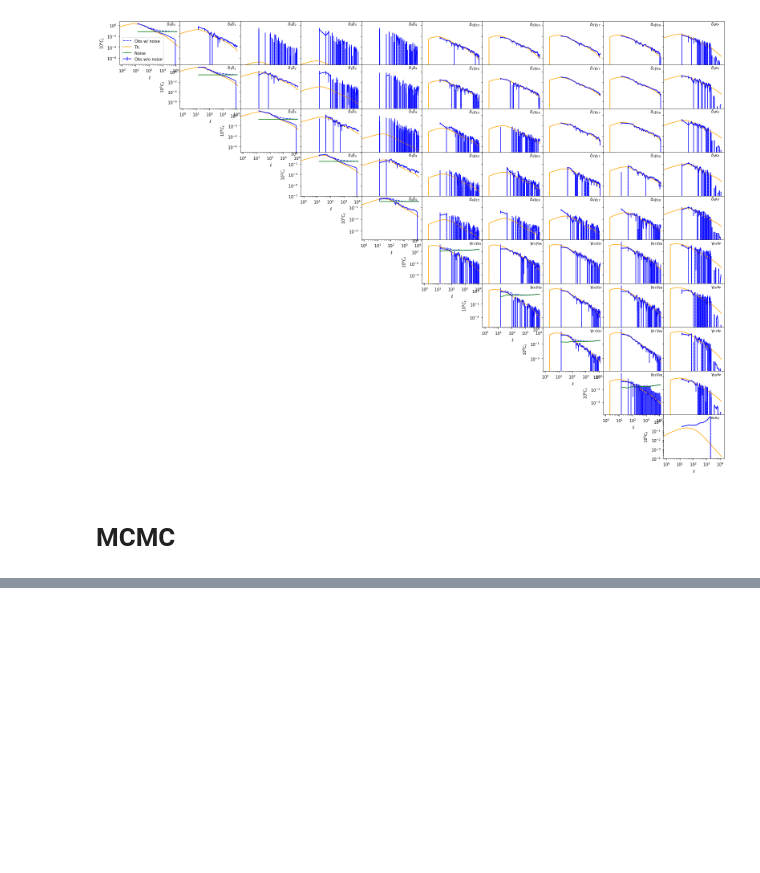
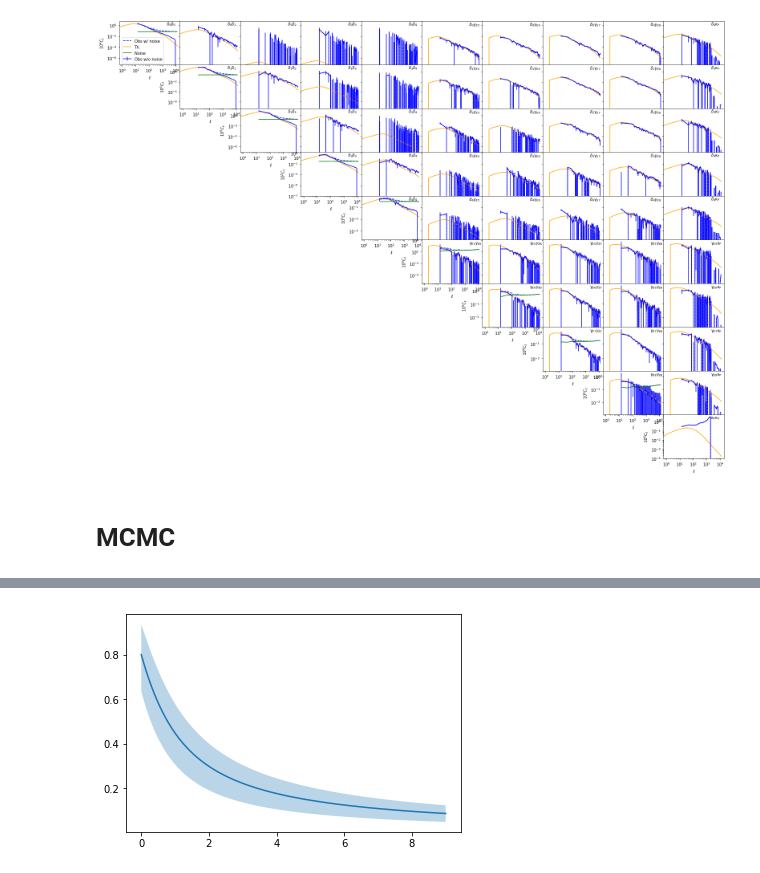
Before and after one commit to damonge/S8z, a Jupyter notebook: notebooks/Plots.ipynb, the cells around one changed output, grey strips where cells are left out. Saved outputs shown, nothing was run; the diff lists cells and outputs as text; code cells hidden in the pictures; blank space fills up the shorter version.

```diff
--- a/notebooks/Plots.ipynb
+++ b/notebooks/Plots.ipynb
@@ -398,0 +463,72 @@ g.finish_plot()
+# %%
+means = growth.getMeans()
+growth.getLatex()  # Seems to be necessary to get all variables in density1D
+stats = growth.density1D
+
+
+#### Commented out because this way CCL does not change D(z), only the PO
+
+# def pk2D_new(dpk1, pk, cosmo):
+#     def pknew(k, a):
+#         # return (1 + dpk1 * (1 - a)) ** 2 * pk.eval(k, a, cosmo)
+#         return (1 + dpk1) ** 2 * pk.eval(k, a, cosmo)
+#     return pknew
+
+
+# def modify_growth(dpk1, cosmo):
+#     pk = ccl.boltzmann.get_class_pk_lin(cosmo)
+#     pknew = ccl.Pk2D(pkfunc=pk2D_new(dpk1, pk, cosmo), cosmo=cosmo, is_logp=False)
+#     ccl.ccllib.cosmology_compute_linear_power(cosmo.cosmo, pknew.psp, 0)
+
+# Initialize the cosmology class
+# NOTE the change of index (+1 because dpk1 is now at 0)
+growth_cosmo = ccl.Cosmology(h=means[5], Omega_c=means[2], Omega_b=means[1],
+                        A_s=1e-9*means[3], n_s=means[4],
+                        w0=-1, wa=0,
+                        transfer_function='boltzmann_class')
+
+growth_cosmo_dn = ccl.Cosmology(h=stats['h'].getLimits([0.68])[0],
+                             Omega_c=stats['Omega_c'].getLimits([0.68])[0],
+                             Omega_b=stats['Omega_b'].getLimits([0.68])[0],
+                             A_s=1e-9*stats['A_s'].getLimits([0.68])[0],
+                             n_s=stats['n_s'].getLimits([0.68])[0],
+                             w0=-1, wa=0,
+                             transfer_function='boltzmann_class')
+
+growth_cosmo_up = ccl.Cosmology(h=stats['h'].getLimits([0.68])[1],
+                             Omega_c=stats['Omega_c'].getLimits([0.68])[1],
+                             Omega_b=stats['Omega_b'].getLimits([0.68])[1],
+                             A_s=1e-9*stats['A_s'].getLimits([0.68])[1],
+                             n_s=stats['n_s'].getLimits([0.68])[1],
+                             w0=-1, wa=0,
+                             transfer_function='boltzmann_class')
+
+# Modify growth
+d1_up = stats['dpk1'].getLimits([0.68])[1]
+d1_dn = stats['dpk1'].getLimits([0.68])[0]
+d1 = means[0]
+
+# modify_growth(d1, growth_cosmo)
+# modify_growth(d1_up, growth_cosmo_up)
+# modify_growth(d1_dn, growth_cosmo_dn)
+
+# Compute everything
+ccl.sigma8(growth_cosmo)
+ccl.sigma8(growth_cosmo_dn)
+ccl.sigma8(growth_cosmo_up)
+
+# Compute S8
+a = np.logspace(0, -1, 100)
+S8growth = (1 + d1 * (1 - a)) * S8(growth, growth_cosmo, a, 'mean')
+S8growth_up = (1 + d1_up * (1 - a)) * S8(growth, growth_cosmo_up, a, 'up')
+S8growth_dn = (1 + d1_dn * (1 - a)) * S8(growth, growth_cosmo_dn, a, 'down')
+
+# Plot it with 1sigma CL
+Z = z_from_a(a)
+f, ax = plt.subplots(1,1, sharex=True, gridspec_kw={'hspace':0})
+ax.fill_between(Z, S8growth_up, S8growth_dn, alpha=0.3)
+ax.plot(Z, S8growth)
+
+plt.show()
+# %% [output]
+[figure, added]
```
Also changed, not shown: parts of 21 cells of this notebook, 1 other file.
